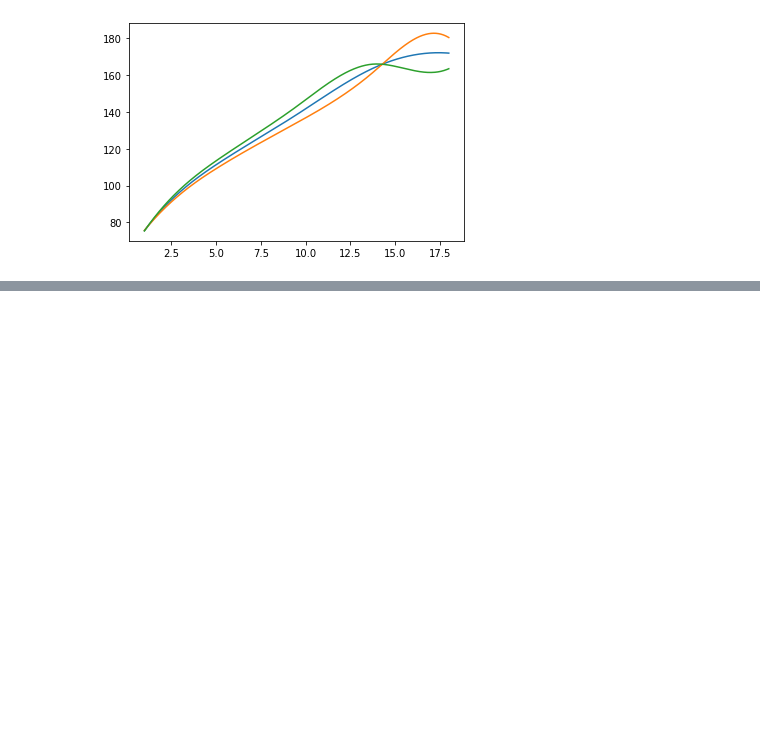
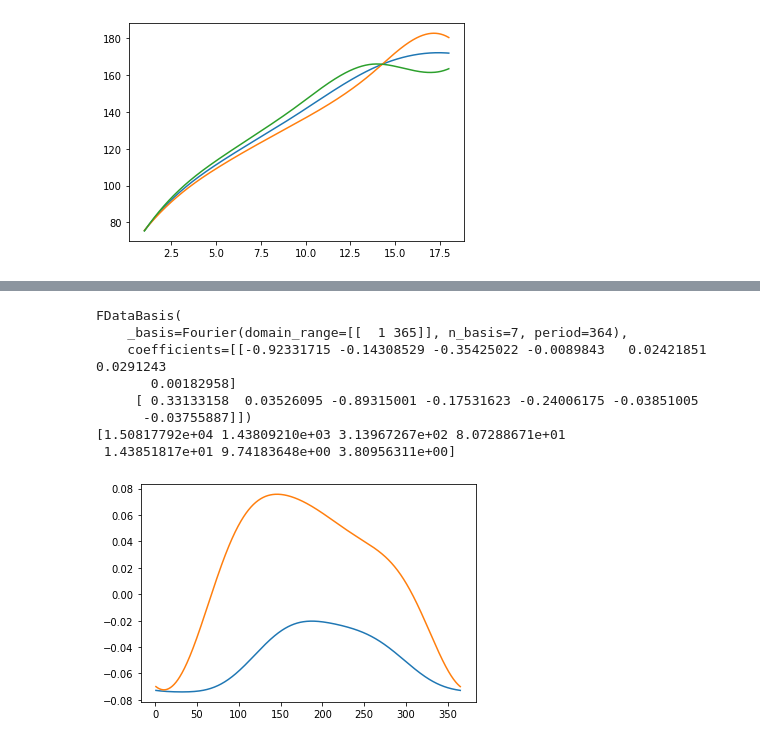
Before and after one commit to GAA-UAM/scikit-fda, a Jupyter notebook: skfda/exploratory/fpca/test.ipynb, the cells around one changed output, grey strips where cells are left out. Cells and saved outputs as stored; diff of their text form; code cells hidden in the pictures; blank space fills up the shorter version.

```diff
--- a/skfda/exploratory/fpca/test.ipynb
+++ b/skfda/exploratory/fpca/test.ipynb
@@ -132,0 +165,17 @@ pyplot.show()
+# %%
+fpca = FPCABasis(2, svd=True)
+fpca.fit(fd_basis)
+fpca.components.plot()
+print(fpca.components)
+print(fpca.component_values)
+pyplot.show()
+# %% [output]
+FDataBasis(
+    _basis=Fourier(domain_range=[[  1 365]], n_basis=7, period=364),
+    coefficients=[[-0.92331715 -0.14308529 -0.35425022 -0.0089843   0.02421851  0.0291243
+       0.00182958]
+     [ 0.33133158  0.03526095 -0.89315001 -0.17531623 -0.24006175 -0.03851005
+      -0.03755887]])
+[1.50817792e+04 1.43809210e+03 3.13967267e+02 8.07288671e+01
+ 1.43851817e+01 9.74183648e+00 3.80956311e+00]
+[figure, added]
```
Also changed, not shown: parts of 12 cells of this notebook.
